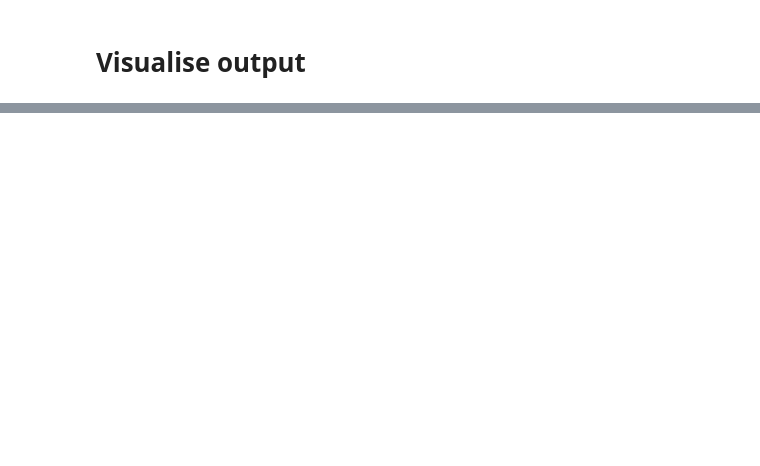
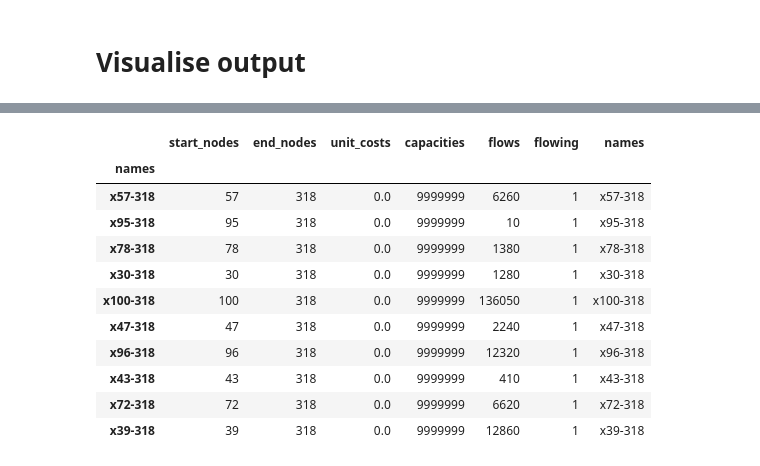
Before and after one commit to tonghuikang/draw-sgp-electoral-boundaries, a Jupyter notebook: modelling/equal_consts.ipynb, the cells around one changed output, grey strips where cells are left out. Saved outputs shown, nothing was run; the diff lists cells and outputs as text; code cells hidden in the pictures; blank space fills up the shorter version.

```diff
--- a/modelling/equal_consts.ipynb
+++ b/modelling/equal_consts.ipynb
@@ -255,5 +315,20 @@ edges.tail(5)
 # %%
-edges[edges["flows"]>0].sort_index().sort_values(by="start_nodes").sort_values(by="end_nodes").tail(100)
+edges[edges["flows"]>0]\
+.sort_values(by="start_nodes", ascending=False)\
+.sort_values(by="end_nodes", kind='mergesort').tail(100).sample(10)
+# %% [output]
+|  | start_nodes | end_nodes | unit_costs | capacities | flows | flowing | names |
+| names |  |  |  |  |  |  |  |
+| x57-318 | 57 | 318 | 0.0 | 9999999 | 6260 | 1 | x57-318 |
+| x95-318 | 95 | 318 | 0.0 | 9999999 | 10 | 1 | x95-318 |
+| x78-318 | 78 | 318 | 0.0 | 9999999 | 1380 | 1 | x78-318 |
+| x30-318 | 30 | 318 | 0.0 | 9999999 | 1280 | 1 | x30-318 |
+| x100-318 | 100 | 318 | 0.0 | 9999999 | 136050 | 1 | x100-318 |
+| x47-318 | 47 | 318 | 0.0 | 9999999 | 2240 | 1 | x47-318 |
+| x96-318 | 96 | 318 | 0.0 | 9999999 | 12320 | 1 | x96-318 |
+| x43-318 | 43 | 318 | 0.0 | 9999999 | 410 | 1 | x43-318 |
+| x72-318 | 72 | 318 | 0.0 | 9999999 | 6620 | 1 | x72-318 |
+| x39-318 | 39 | 318 | 0.0 | 9999999 | 12860 | 1 | x39-318 |
 # %%
 arr = [sum([r > 0 for r in row]) for row in np.transpose(matrix_flows)][:-1]
 print(sum(arr))
```
Also changed, not shown: parts of 35 cells of this notebook.
